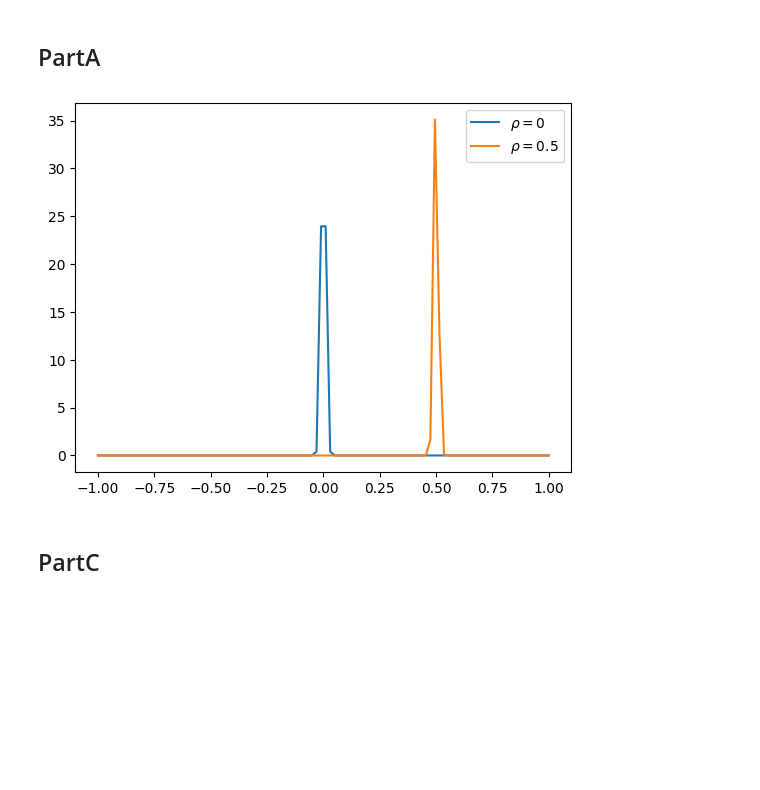
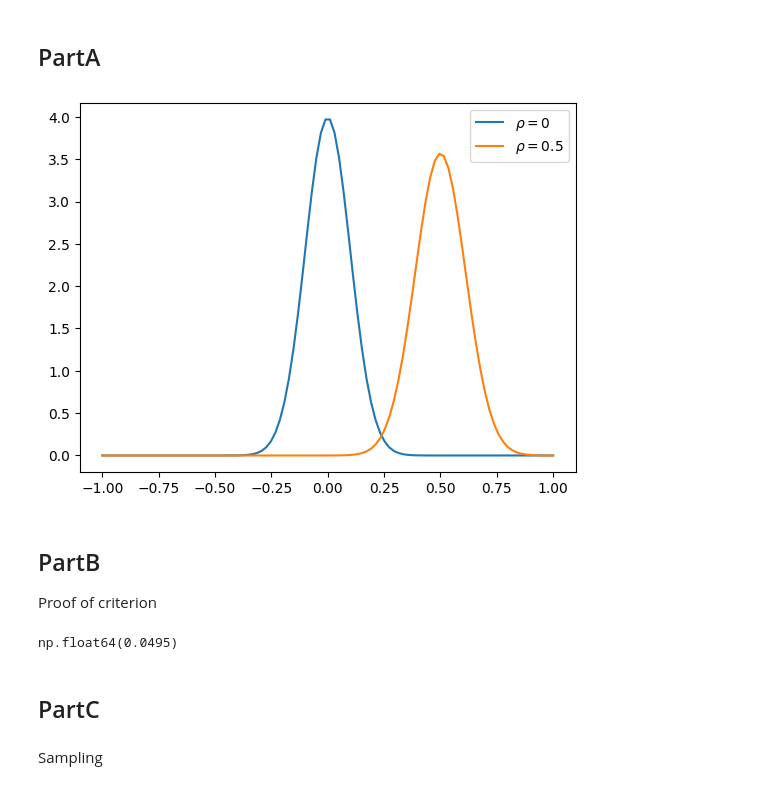
Before and after one commit to NMashalov/MiptBayessianCourseHW, a Jupyter notebook: hw1/tasks/task3.ipynb, the cells around one changed output. Cells and saved outputs as stored; diff of their text form; code cells hidden in the pictures; blank space fills up the shorter version.

Commit message:
task 6 and 7 left

```diff
--- a/hw1/tasks/task3.ipynb
+++ b/hw1/tasks/task3.ipynb
@@ -6,13 +7,13 @@ import matplotlib.pyplot as plt
 ## PartA
 # %%
 def distribution(rho: float, population_size: int):
-    return sts.norm(rho, (1 - rho + 2 * rho**2) / population_size).pdf
+    return sts.norm(rho, ((1 + rho**2) / population_size) ** 0.5)
 
 
 x = np.linspace(-1, 1, 100)
-plt.plot(x, distribution(0, 100)(x), label=r"$\rho=0$")
-plt.plot(x, distribution(0.5, 100)(x), label=r"$\rho=0.5$")
+plt.plot(x, distribution(0, 100).pdf(x), label=r"$\rho=0$")
+plt.plot(x, distribution(0.5, 100).pdf(x), label=r"$\rho=0.5$")
 plt.legend()
-plt.savefig('../static/task3/distributions.png')
+plt.savefig("../static/task3/distributions.png")
 # %% [output]
-[figure, old version]
+[figure, new version]
@@ -20,0 +20,4 @@ plt.savefig('../static/task3/distributions.png')
+# %% [markdown]
+## PartB
+
+Proof of criterion
@@ -21,2 +31,8 @@ plt.savefig('../static/task3/distributions.png')
+# %%
+sum(generate_population(10_000)) / 10_000
+# %% [output]
+np.float64(0.0495)
 # %% [markdown]
 ## PartC
+# %% [markdown]
+Sampling
```
Also changed, not shown: parts of 19 cells of this notebook, 11 other files.
